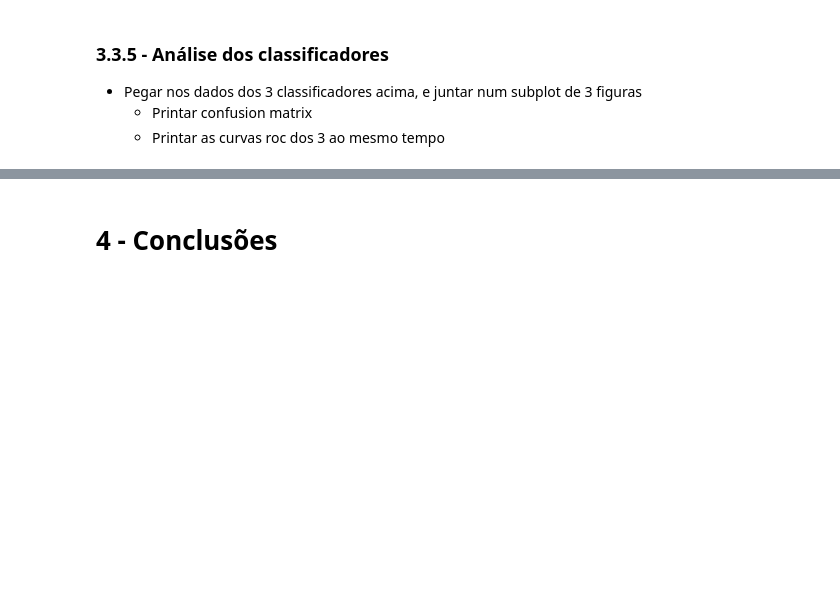
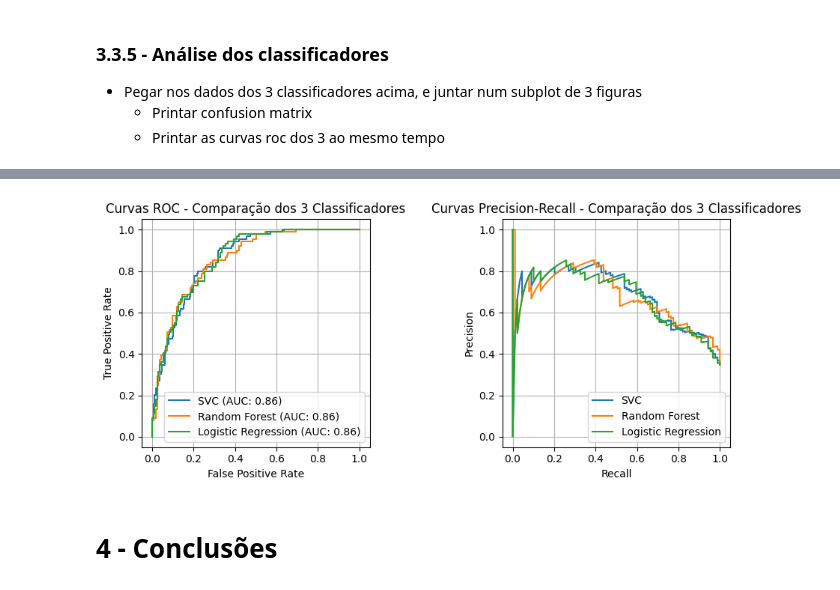
Before and after one commit to alicescfernandes/AA_2025_2026, a Jupyter notebook: TP1/tp1.ipynb, the cells around one changed output, grey strips where cells are left out. Saved outputs shown, nothing was run; the diff lists cells and outputs as text; code cells hidden in the pictures; blank space fills up the shorter version.

```diff
--- a/TP1/tp1.ipynb
+++ b/TP1/tp1.ipynb
@@ -1408,3 +1483,7 @@ weighted avg       0.79      0.70      0.70       256
+# %%
+compare_classifiers(svc_fpr_scaled, svc_tpr_scaled, svc_roc_auc_scaled,rf_fpr_scaled, rf_tpr_scaled, rf_roc_auc_scaled, log_fpr_scaled, log_tpr_scaled, log_roc_auc_scaled)
+# %% [output]
+[figure, added]
 # %% [markdown]
 
 # 4 - Conclusões
```
Also changed, not shown: parts of 8 cells of this notebook.
